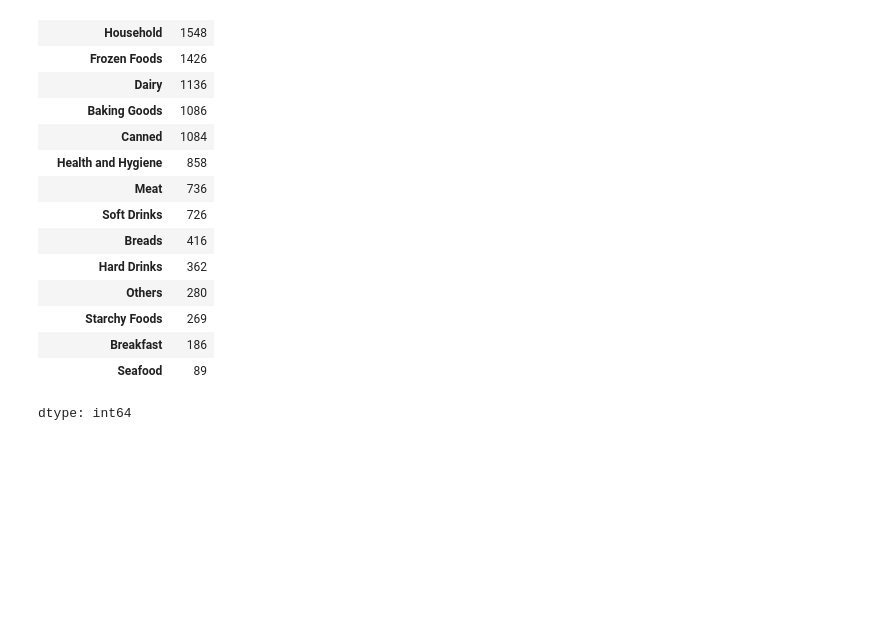
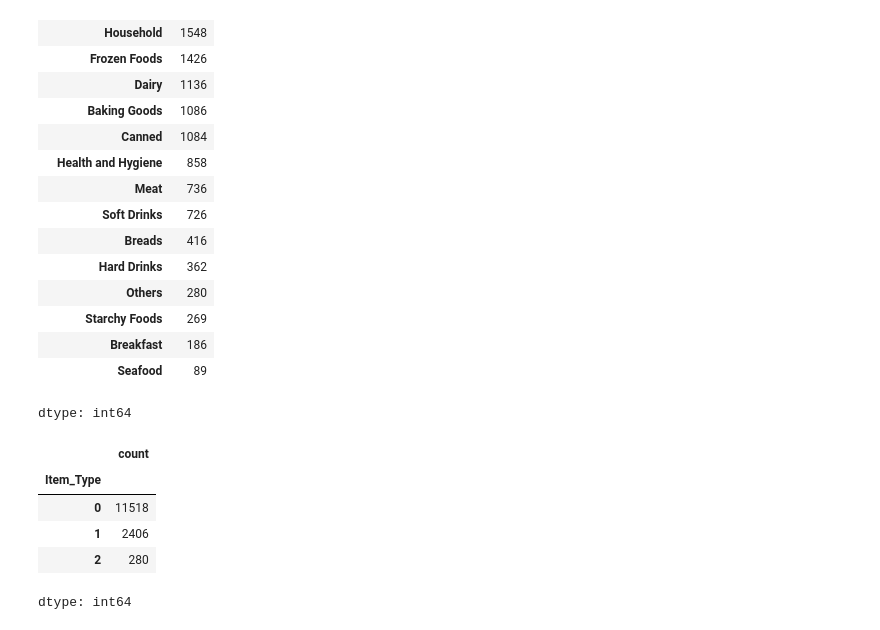
Before and after one commit to Mahesh2056/Big_Sales_Prediction, a Jupyter notebook: Big_Sales_Prediction.ipynb, the cells around one changed output. Saved outputs shown, nothing was run; the diff lists cells and outputs as text; code cells hidden in the pictures; blank space fills up the shorter version.

```diff
--- a/Big_Sales_Prediction.ipynb
+++ b/Big_Sales_Prediction.ipynb
@@ -182,0 +190,9 @@ dtype: int64
+# %%
+df[['Item_Type']].value_counts()
+# %% [output]
+|  | count |
+| Item_Type |  |
+| 0 | 11518 |
+| 1 | 2406 |
+| 2 | 280 |
+dtype: int64
```
Also changed, not shown: parts of 2 cells of this notebook.
